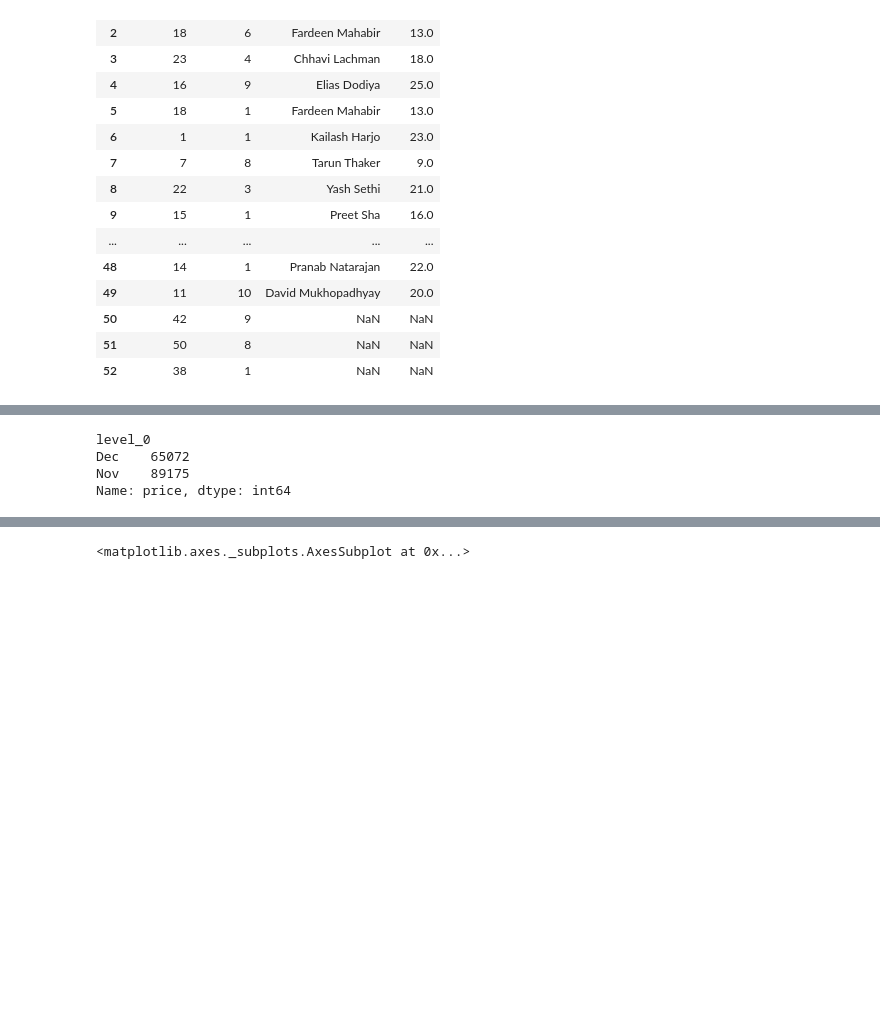
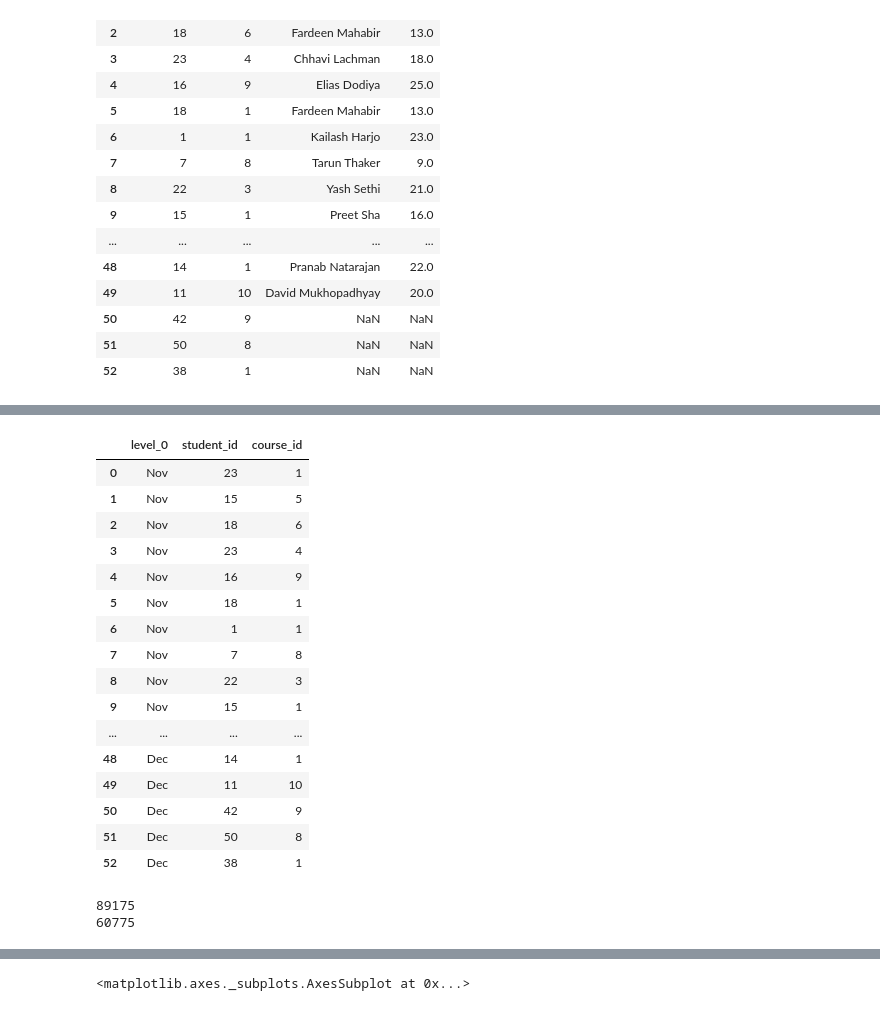
Before and after one commit to Pritush09/Pandas-and-its-functions-detailed, a Jupyter notebook: Session_20_merging.ipynb, the cells around one changed output, grey strips where cells are left out. Saved outputs shown, nothing was run; the diff lists cells and outputs as text; code cells hidden in the pictures; blank space fills up the shorter version.

```diff
--- a/Session_20_merging.ipynb
+++ b/Session_20_merging.ipynb
@@ -319,9 +371,2 @@ total
 # %%
-# 2. find month by month revenue
-temp_df = pd.concat([nov,dec],keys=['Nov','Dec']).reset_index()
-temp_df.merge(courses,on='course_id').groupby('level_0')['price'].sum()
+multi = pd.concat([nov,dec],keys=['Nov','Dec']).reset_index()
-# %% [output]
-level_0
-Dec    65072
-Nov    89175
-Name: price, dtype: int64
@@ -328,3 +375,34 @@ Name: price, dtype: int64
+# %%
+multi
+# %% [output]
+|  | level_0 | student_id | course_id |
+| 0 | Nov | 23 | 1 |
+| 1 | Nov | 15 | 5 |
+| 2 | Nov | 18 | 6 |
+| 3 | Nov | 23 | 4 |
+| 4 | Nov | 16 | 9 |
+| 5 | Nov | 18 | 1 |
+| 6 | Nov | 1 | 1 |
+| 7 | Nov | 7 | 8 |
+| 8 | Nov | 22 | 3 |
+| 9 | Nov | 15 | 1 |
+| ... | ... | ... | ... |
+| 48 | Dec | 14 | 1 |
+| 49 | Dec | 11 | 10 |
+| 50 | Dec | 42 | 9 |
+| 51 | Dec | 50 | 8 |
+| 52 | Dec | 38 | 1 |
+# %%
+# 2. find month by month revenue
+ss = students.merge(multi,how='inner',on='student_id')
+sd = ss.merge(courses,how='inner',on='course_id')
+Nov_price = sd[sd['level_0']=='Nov'].price.sum()
+dec_price = sd[sd['level_0']=='Dec'].price.sum()
+print(Nov_price)
+print(dec_price)
+# %% [output]
+89175
+60775
 # %%
 # 3. Print the registration table
 # cols -> name -> course -> price
```
Also changed, not shown: parts of 10 cells of this notebook.
